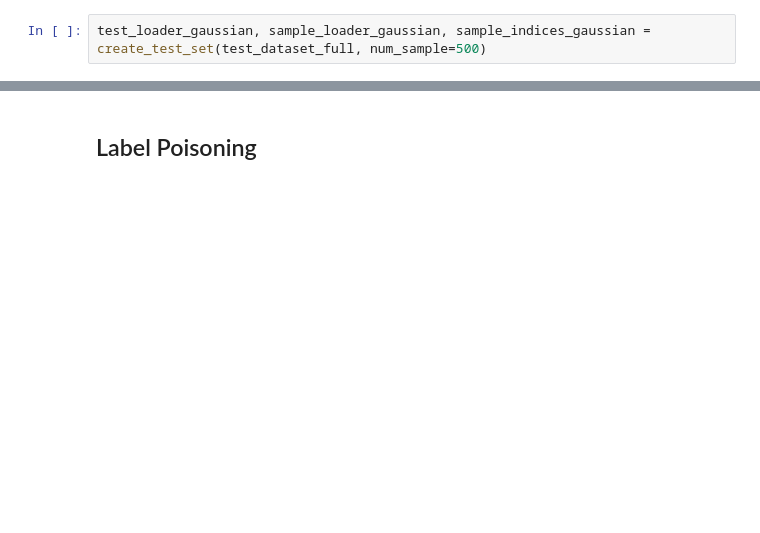
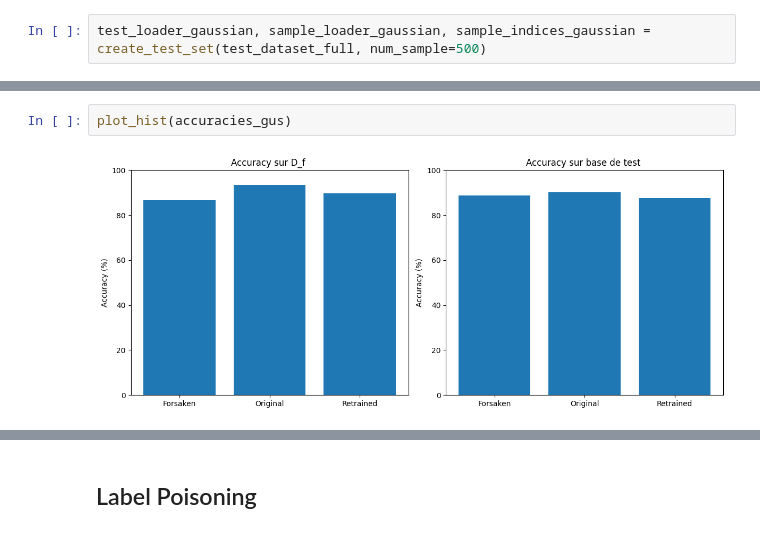
Before and after one commit to DepInfoAliciaSHAO/forsaken, a Jupyter notebook: forsaken.ipynb, the cells around one changed output, grey strips where cells are left out. Saved outputs shown, nothing was run; the diff lists cells and outputs as text; blank space fills up the shorter version.

```diff
--- a/forsaken.ipynb
+++ b/forsaken.ipynb
@@ -794,0 +1057,4 @@ compute_gus_score(model_forsaken, loaders["base_contaminated_loader"], loaders["
+# %%
+plot_hist(accuracies_gus)
+# %% [output]
+[figure, added]
```
Also changed, not shown: parts of 47 cells of this notebook.
